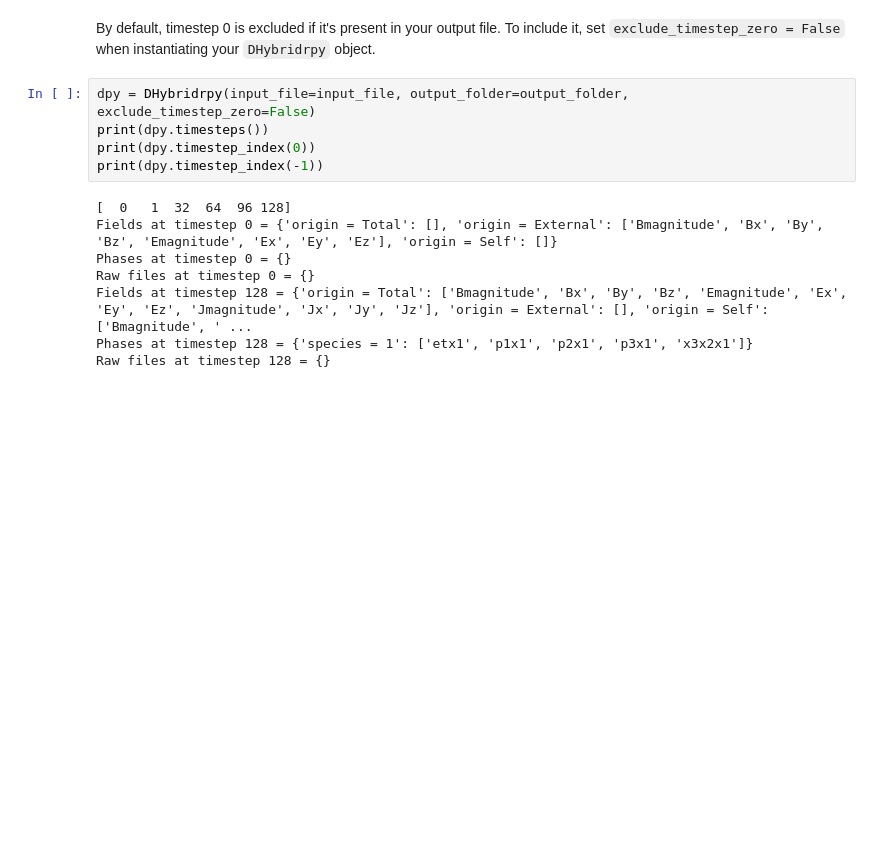
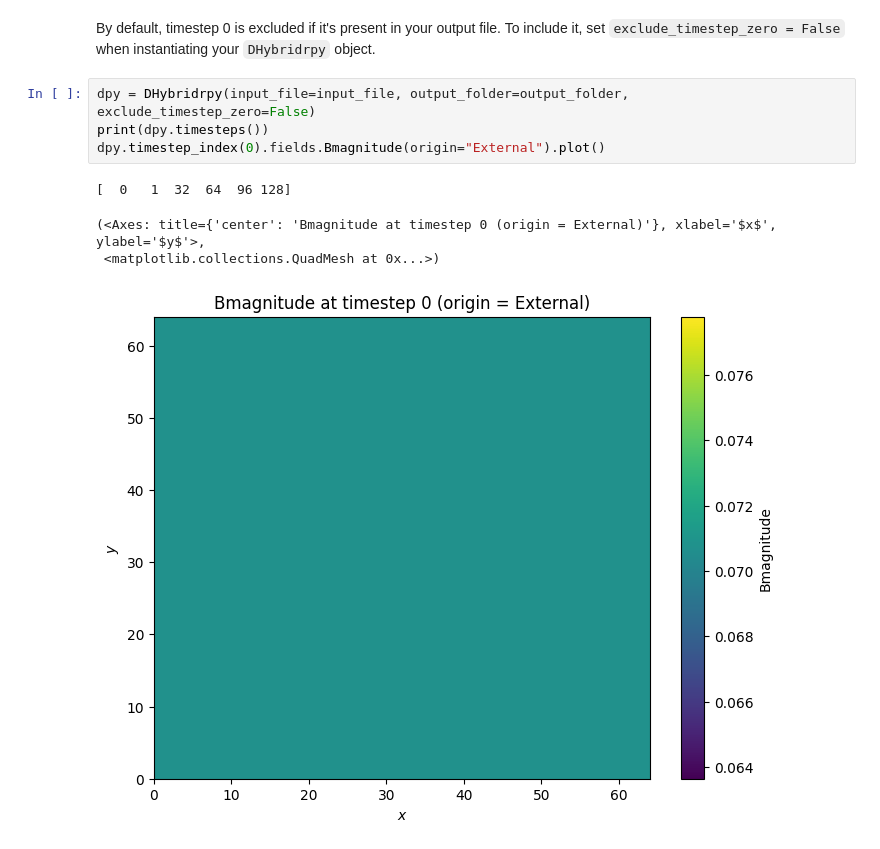
Before and after one commit to bwostler/dhybridrpy, a Jupyter notebook: examples/examples.ipynb, the cells around one changed output. Saved outputs shown, nothing was run; the diff lists cells and outputs as text; blank space fills up the shorter version.

```diff
--- a/examples/examples.ipynb
+++ b/examples/examples.ipynb
@@ -150,13 +151,9 @@ By default, timestep 0 is excluded if it's present in your output file. To inclu
 # %%
 dpy = DHybridrpy(input_file=input_file, output_folder=output_folder, exclude_timestep_zero=False)
 print(dpy.timesteps())
-print(dpy.timestep_index(0))
-print(dpy.timestep_index(-1))
+dpy.timestep_index(0).fields.Bmagnitude(origin="External").plot()
 # %% [output]
 [  0   1  32  64  96 128]
-Fields at timestep 0 = {'origin = Total': [], 'origin = External': ['Bmagnitude', 'Bx', 'By', 'Bz', 'Emagnitude', 'Ex', 'Ey', 'Ez'], 'origin = Self': []}
-Phases at timestep 0 = {}
-Raw files at timestep 0 = {}
-Fields at timestep 128 = {'origin = Total': ['Bmagnitude', 'Bx', 'By', 'Bz', 'Emagnitude', 'Ex', 'Ey', 'Ez', 'Jmagnitude', 'Jx', 'Jy', 'Jz'], 'origin = External': [], 'origin = Self': ['Bmagnitude', ' ...
-Phases at timestep 128 = {'species = 1': ['etx1', 'p1x1', 'p2x1', 'p3x1', 'x3x2x1']}
-Raw files at timestep 128 = {}
+(<Axes: title={'center': 'Bmagnitude at timestep 0 (origin = External)'}, xlabel='$x$', ylabel='$y$'>,
+ <matplotlib.collections.QuadMesh at 0x...>)
+[figure, added]
```
Also changed, not shown: parts of 5 cells of this notebook, 1 other file.
